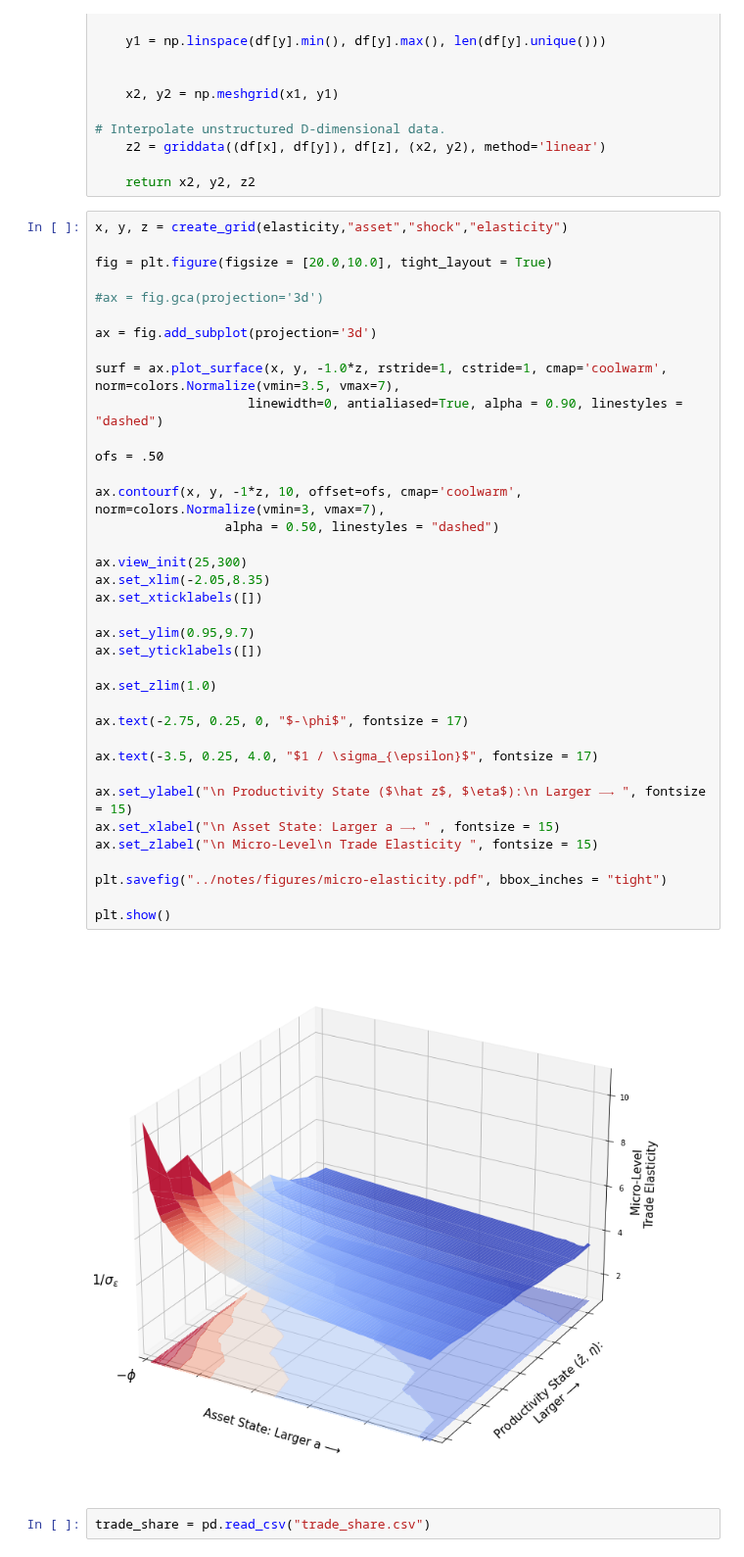
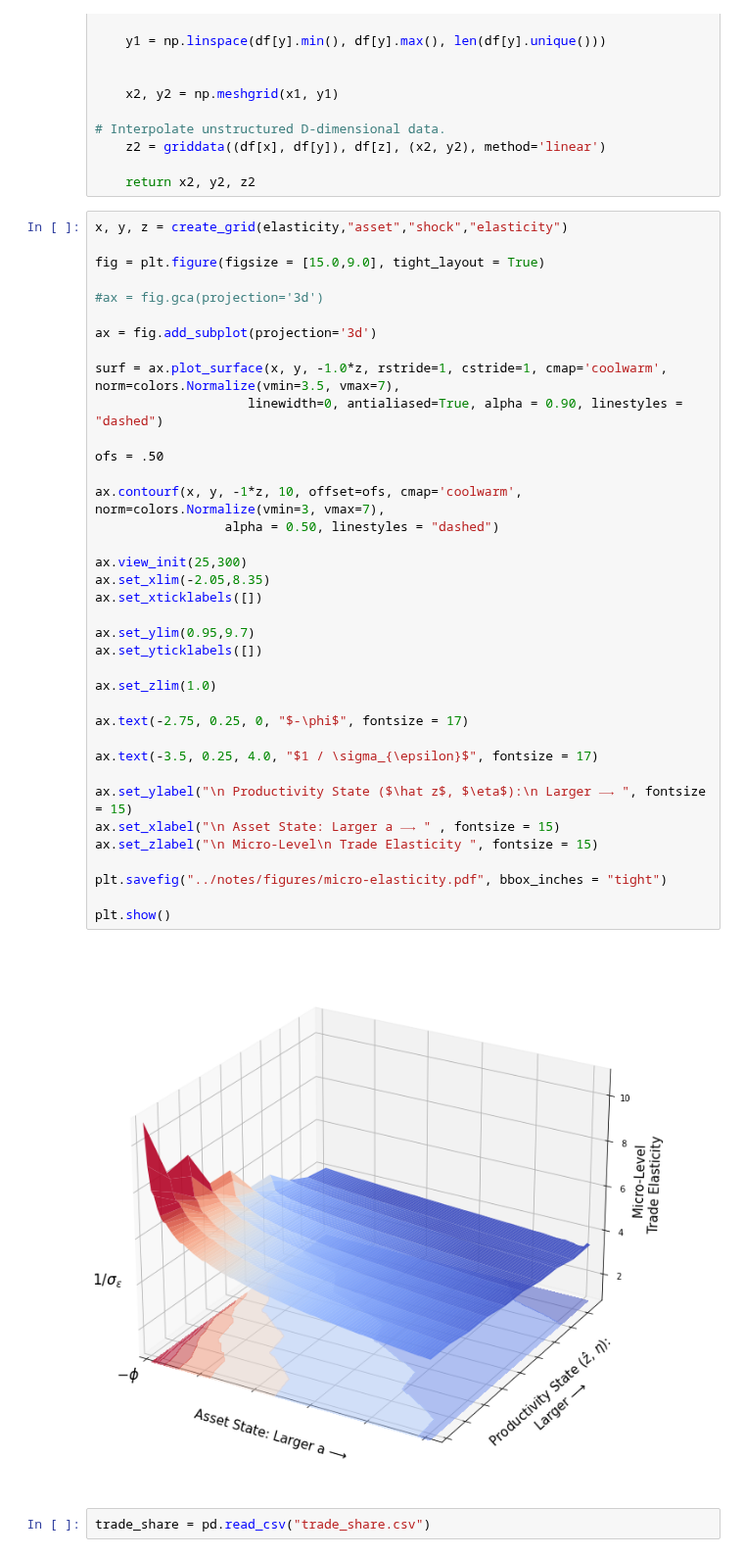
Before and after one commit to mwaugh0328/heterogeneous-agent-trade, a Jupyter notebook: notebooks/plot-elasticity.ipynb, the cells around one changed output. Shown at 98% size. Saved outputs shown, nothing was run; the diff lists cells and outputs as text.

```diff
--- a/notebooks/plot-elasticity.ipynb
+++ b/notebooks/plot-elasticity.ipynb
@@ -36,7 +36,7 @@ def create_grid(df,x,y,z):
 # %%
 x, y, z = create_grid(elasticity,"asset","shock","elasticity")
 
-fig = plt.figure(figsize = [20.0,10.0], tight_layout = True)
+fig = plt.figure(figsize = [15.0,9.0], tight_layout = True)
 
 #ax = fig.gca(projection='3d')
 
@@ -44,34 +44,34 @@ ax = fig.add_subplot(projection='3d')
 
 surf = ax.plot_surface(x, y, -1.0*z, rstride=1, cstride=1, cmap='coolwarm', norm=colors.Normalize(vmin=3.5, vmax=7),
                     linewidth=0, antialiased=True, alpha = 0.90, linestyles = "dashed")
 
 ofs = .50
 
 ax.contourf(x, y, -1*z, 10, offset=ofs, cmap='coolwarm', norm=colors.Normalize(vmin=3, vmax=7),
                  alpha = 0.50, linestyles = "dashed")
 
 ax.view_init(25,300)
 ax.set_xlim(-2.05,8.35)
 ax.set_xticklabels([])
 
 ax.set_ylim(0.95,9.7)
 ax.set_yticklabels([])
 
 ax.set_zlim(1.0)
 
 ax.text(-2.75, 0.25, 0, "$-\phi$", fontsize = 17)
 
 ax.text(-3.5, 0.25, 4.0, "$1 / \sigma_{\epsilon}$", fontsize = 17)
 
 ax.set_ylabel("\n Productivity State ($\hat z$, $\eta$):\n Larger ⟶ ", fontsize = 15)
 ax.set_xlabel("\n Asset State: Larger a ⟶ " , fontsize = 15)
 ax.set_zlabel("\n Micro-Level\n Trade Elasticity ", fontsize = 15)
 
 plt.savefig("../notes/figures/micro-elasticity.pdf", bbox_inches = "tight")
 
 plt.show()
 # %% [output]
-[figure, old version]
+[figure, new version]
 # %%
 trade_share = pd.read_csv("trade_share.csv")
 # %%
```
Also changed, not shown: parts of 1 cell of this notebook, 1 other file.
